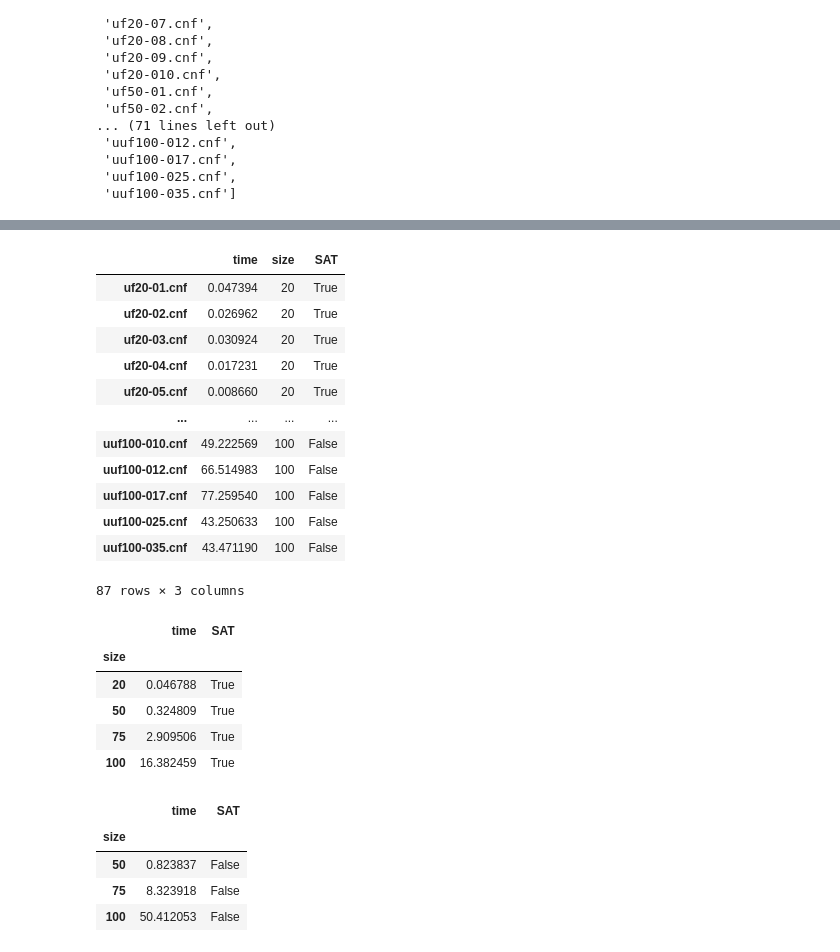
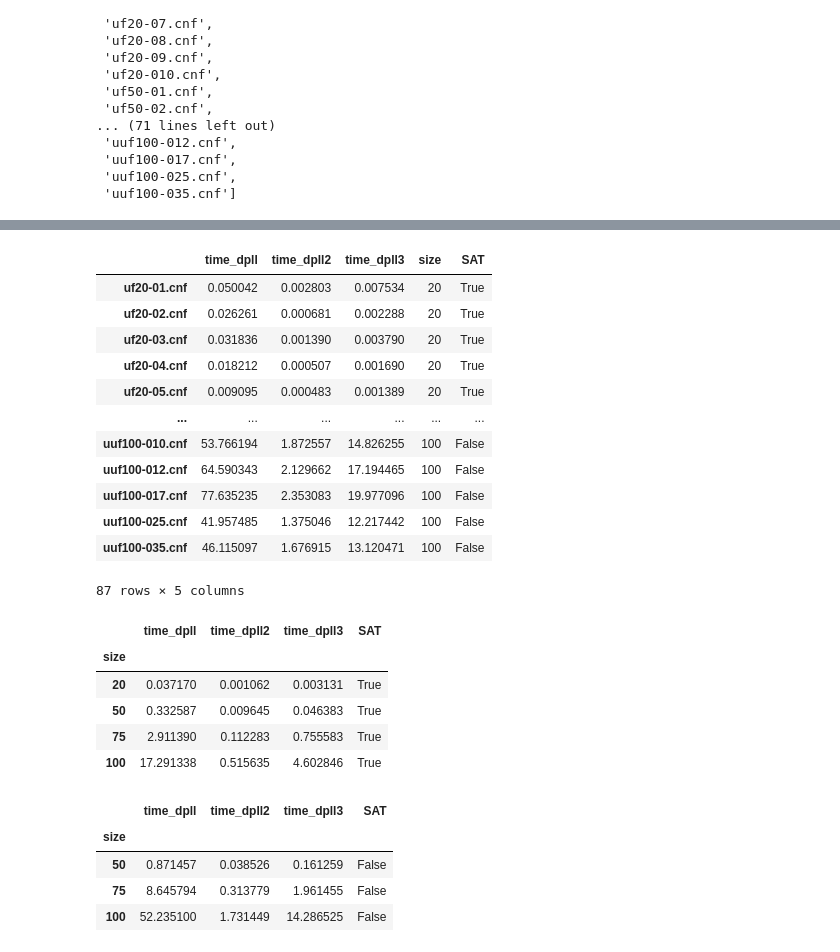
Before and after one commit to jaras209/SAT_solver, a Jupyter notebook: DPLL analysis.ipynb, the cells around one changed output, grey strips where cells are left out. Drawn from its saved outputs; the diff is of its cells as text; code cells hidden in the pictures.

```diff
--- a/DPLL analysis.ipynb
+++ b/DPLL analysis.ipynb
@@ -25,8 +27,12 @@ files
  'uuf100-025.cnf',
  'uuf100-035.cnf']
 # %%
-cpu_time = []
+cpu_time1 = []
+cpu_time2 = []
+cpu_time3 = []
 
 for file in files:
-    cpu_time.append(find_model(file)[2])
+    cpu_time1.append(dpll.find_model(file)[2])
+    cpu_time2.append(dpll2.find_model(file)[2])
+    cpu_time3.append(dpll3.find_model(file)[2])
 # %% [output]
@@ -88,25 +56,33 @@ Length: 87, dtype: float64
+# %%
+time1 = np.array(cpu_time1)
+time2 = np.array(cpu_time2)
+time3 = np.array(cpu_time3)
+# %%
+s_time1 = pd.Series(data=time1, index=files)
+s_time2 = pd.Series(data=time2, index=files)
+s_time3 = pd.Series(data=time3, index=files)
 # %%
 sat = [True if file[:2] == "uf" else False for file in files]
 size = [int(file[2:4]) if file[:2] == "uf" and file[4] == "-" else int(file[2:5]) if file[:2] == "uf" and file[5] == "-" else int(file[3:5]) if file[5] == "-" else int(file[3:6]) for file in files]
 s_sat = pd.Series(data=sat, index=files)
 s_size = pd.Series(data=size, index=files)
 # %%
-data_frame = pd.DataFrame({"time": s_time, "size": s_size, "SAT": s_sat})
+data_frame = pd.DataFrame({"time_dpll": s_time1, "time_dpll2": s_time2, "time_dpll3": s_time3, "size": s_size, "SAT": s_sat})
 data_frame
 # %% [output]
-|  | time | size | SAT |
-| uf20-01.cnf | 0.047394 | 20 | True |
-| uf20-02.cnf | 0.026962 | 20 | True |
-| uf20-03.cnf | 0.030924 | 20 | True |
-| uf20-04.cnf | 0.017231 | 20 | True |
-| uf20-05.cnf | 0.008660 | 20 | True |
-| ... | ... | ... | ... |
-| uuf100-010.cnf | 49.222569 | 100 | False |
-| uuf100-012.cnf | 66.514983 | 100 | False |
-| uuf100-017.cnf | 77.259540 | 100 | False |
-| uuf100-025.cnf | 43.250633 | 100 | False |
-| uuf100-035.cnf | 43.471190 | 100 | False |
+|  | time_dpll | time_dpll2 | time_dpll3 | size | SAT |
+| uf20-01.cnf | 0.050042 | 0.002803 | 0.007534 | 20 | True |
+| uf20-02.cnf | 0.026261 | 0.000681 | 0.002288 | 20 | True |
+| uf20-03.cnf | 0.031836 | 0.001390 | 0.003790 | 20 | True |
+| uf20-04.cnf | 0.018212 | 0.000507 | 0.001690 | 20 | True |
+| uf20-05.cnf | 0.009095 | 0.000483 | 0.001389 | 20 | True |
+| ... | ... | ... | ... | ... | ... |
+| uuf100-010.cnf | 53.766194 | 1.872557 | 14.826255 | 100 | False |
+| uuf100-012.cnf | 64.590343 | 2.129662 | 17.194465 | 100 | False |
+| uuf100-017.cnf | 77.635235 | 2.353083 | 19.977096 | 100 | False |
+| uuf100-025.cnf | 41.957485 | 1.375046 | 12.217442 | 100 | False |
+| uuf100-035.cnf | 46.115097 | 1.676915 | 13.120471 | 100 | False |
-87 rows × 3 columns
+87 rows × 5 columns
 # %%
 sat_df = data_frame[data_frame["SAT"] == True]
 unsat_df = data_frame[data_frame["SAT"] == False]
@@ -114,21 +90,21 @@ unsat_df = data_frame[data_frame["SAT"] == False]
 grouped_sat_df = sat_df.groupby(by="size").mean()
 grouped_sat_df
 # %% [output]
-|  | time | SAT |
-| size |  |  |
-| 20 | 0.046788 | True |
-| 50 | 0.324809 | True |
-| 75 | 2.909506 | True |
-| 100 | 16.382459 | True |
+|  | time_dpll | time_dpll2 | time_dpll3 | SAT |
+| size |  |  |  |  |
+| 20 | 0.037170 | 0.001062 | 0.003131 | True |
+| 50 | 0.332587 | 0.009645 | 0.046383 | True |
+| 75 | 2.911390 | 0.112283 | 0.755583 | True |
+| 100 | 17.291338 | 0.515635 | 4.602846 | True |
 # %%
 grouped_unsat_df = unsat_df.groupby(by="size").mean()
 grouped_unsat_df
 # %% [output]
-|  | time | SAT |
-| size |  |  |
-| 50 | 0.823837 | False |
-| 75 | 8.323918 | False |
-| 100 | 50.412053 | False |
+|  | time_dpll | time_dpll2 | time_dpll3 | SAT |
+| size |  |  |  |  |
+| 50 | 0.871457 | 0.038526 | 0.161259 | False |
+| 75 | 8.645794 | 0.313779 | 1.961455 | False |
+| 100 | 52.235100 | 1.731449 | 14.286525 | False |
 # %%
 data_frame.to_csv("dpll_data.csv")
 # %%
```
Also changed, not shown: parts of 10 cells of this notebook, 1 other file.
